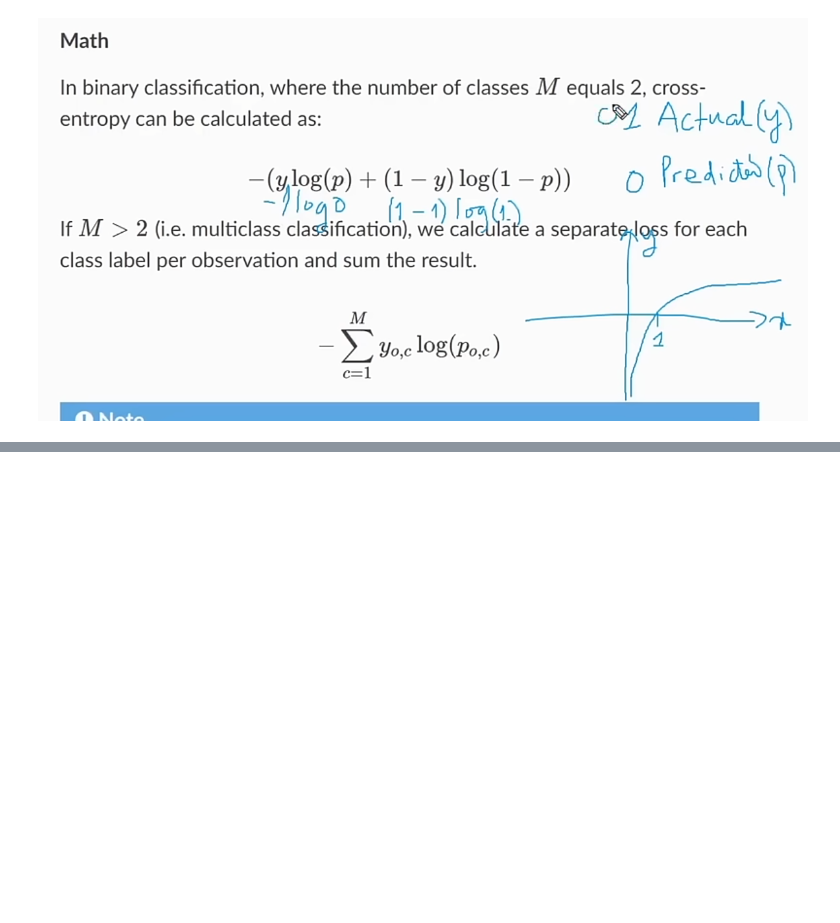
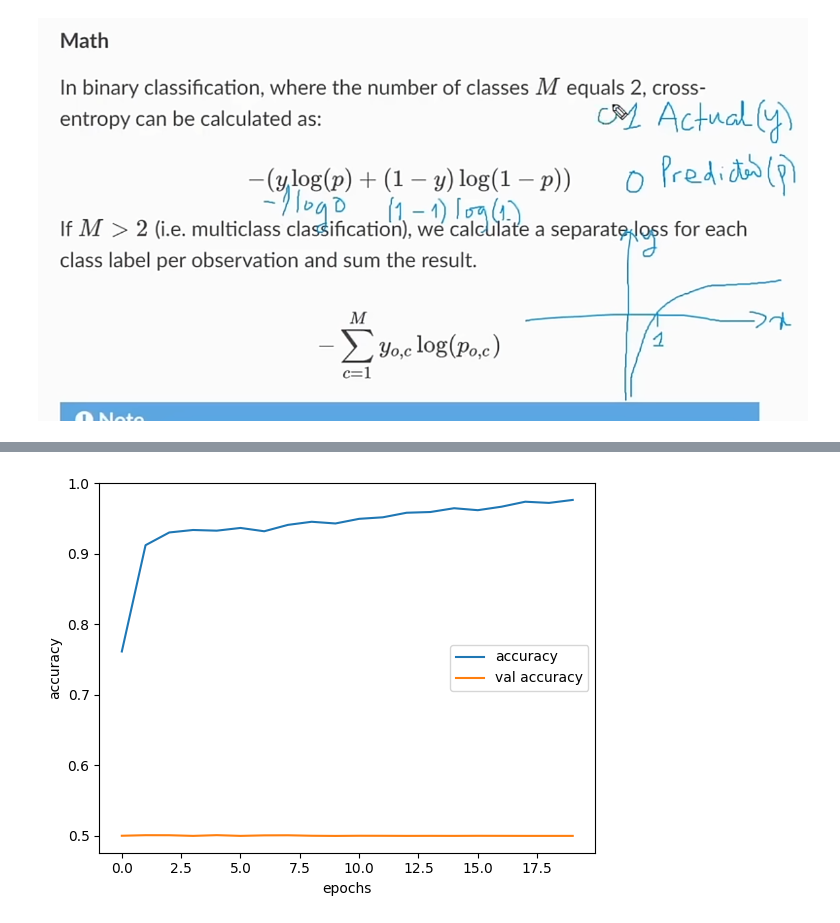
Before and after one commit to Vivek084c/Computer_Vision, a Jupyter notebook: 3)Project_malaria.ipynb/main.ipynb, the cells around one changed output, grey strips where cells are left out. Saved outputs shown, nothing was run; the diff lists cells and outputs as text; code cells hidden in the pictures; blank space fills up the shorter version.

```diff
--- a/3)Project_malaria.ipynb/main.ipynb
+++ b/3)Project_malaria.ipynb/main.ipynb
@@ -188,0 +242,9 @@ Epoch 4/100
+# %%
+plt.plot(history.history["accuracy"])
+plt.plot(history.history["val_accuracy"])
+plt.xlabel("epochs")
+plt.ylabel("accuracy")
+plt.legend(["accuracy", "val accuracy"])
+plt.show()
+# %% [output]
+[figure, added]
```
Also changed, not shown: parts of 10 cells of this notebook, 1 other file.
